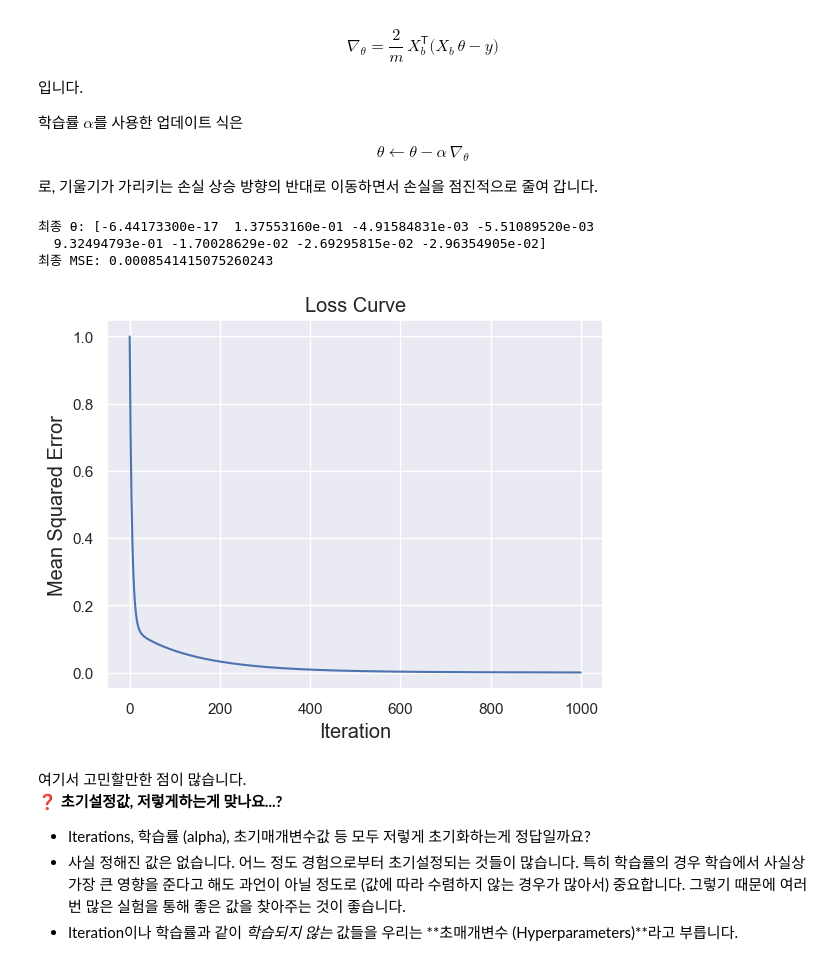
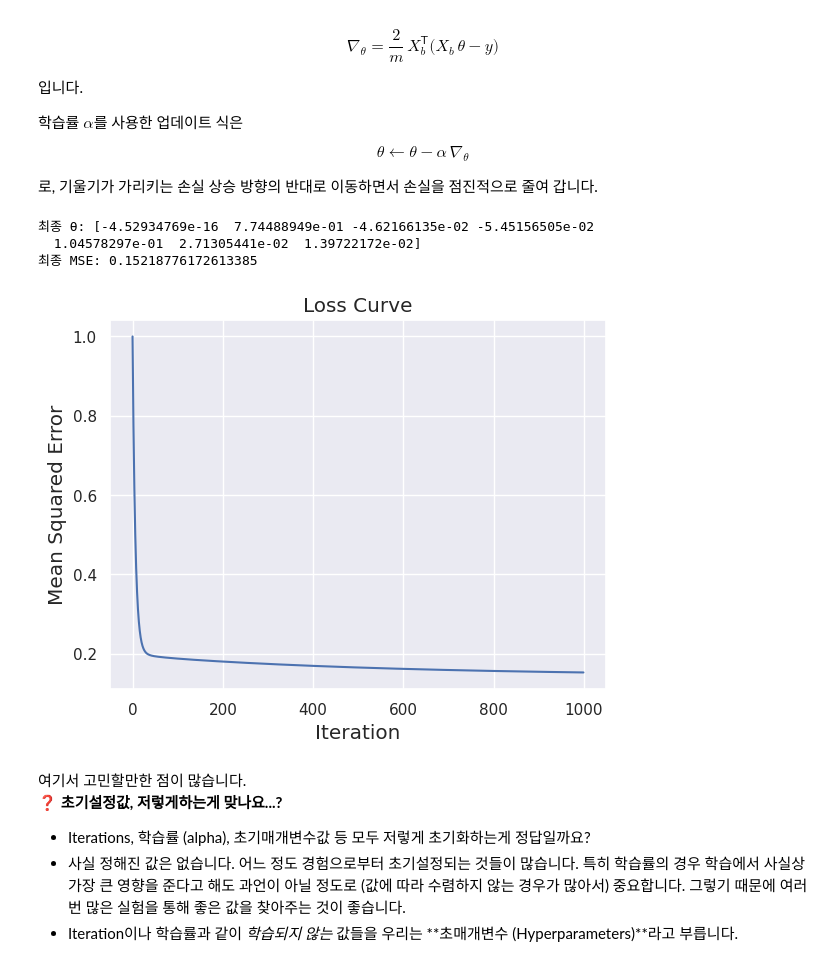
Before and after one commit to parkgeunyoung1/test, a Jupyter notebook: (실습_문제)_0_2_NumPy를_이용한_선형_회귀_모델_구현.ipynb, the cells around one changed output. Cells and saved outputs as stored; diff of their text form; code cells hidden in the pictures.

```diff
--- a/(실습_문제)_0_2_NumPy를_이용한_선형_회귀_모델_구현.ipynb
+++ b/(실습_문제)_0_2_NumPy를_이용한_선형_회귀_모델_구현.ipynb
@@ -568,44 +568,46 @@ $$
 from tqdm import tqdm
 
 # 1. 초기파라미터 설정
-theta        = np.zeros(n+1)
+m = X_b.shape[0]
+theta        = np.zeros(X_b.shape[1])
 alpha        = 0.01
 iterations   = 1000
 loss_history = []
+y_vec = y.ravel()
 
 # TODO:
 # 2. 경사하강법 루프를 만들어봅시다.
 # 정해진 iterations 수만큼 루프를 만들어줍니다.
 for i in tqdm(range(iterations)):
     # 현재 매개변수 `theta`에 의한 예측값 `y_pred`를 계산합니다.
-    y_pred     = None
+    y_pred     = X_b @ theta
 
     # 예측해야하는 실제값 `y`와의 차 `error`를 계산하고,
     # `error`를 기반으로 `mse`를 계산해주세요.
-    error      = None
-    mse        = None
+    error = y_pred - y_vec
+    mse        = float(np.mean(error**2))
     loss_history.append(mse)
 
     # 위에서 공부한 식을 토대로 `gradient`를 계산해주세요.
-    gradient   = None
+    gradient   = (2.0 / m) * (X_b.T @ error)
 
     # 얻어낸 `gradient`를 기반으로 `theta`를 업데이트해주세요.
-    theta      = None
+    theta      = theta - alpha * gradient
 
 # 3. 학습 결과를 시각화해봅시다.
 print("최종 θ:", theta.flatten())
 print("최종 MSE:", loss_history[-1])
 
 plt.plot(loss_history)
 plt.xlabel("Iteration", size="large")
 plt.ylabel("Mean Squared Error", size="large")
 plt.title("Loss Curve", size="large")
 plt.show()
 # %% [output]
-최종 θ: [-6.44173300e-17  1.37553160e-01 -4.91584831e-03 -5.51089520e-03
-  9.32494793e-01 -1.70028629e-02 -2.69295815e-02 -2.96354905e-02]
-최종 MSE: 0.0008541415075260243
+최종 θ: [-4.52934769e-16  7.74488949e-01 -4.62166135e-02 -5.45156505e-02
+  1.04578297e-01  2.71305441e-02  1.39722172e-02]
+최종 MSE: 0.15218776172613385
-[figure, old version]
+[figure, new version]
 # %% [markdown]
 여기서 고민할만한 점이 많습니다.
 ❓ **초기설정값, 저렇게하는게 맞나요...?**
```
Also changed, not shown: parts of 2 cells of this notebook.
